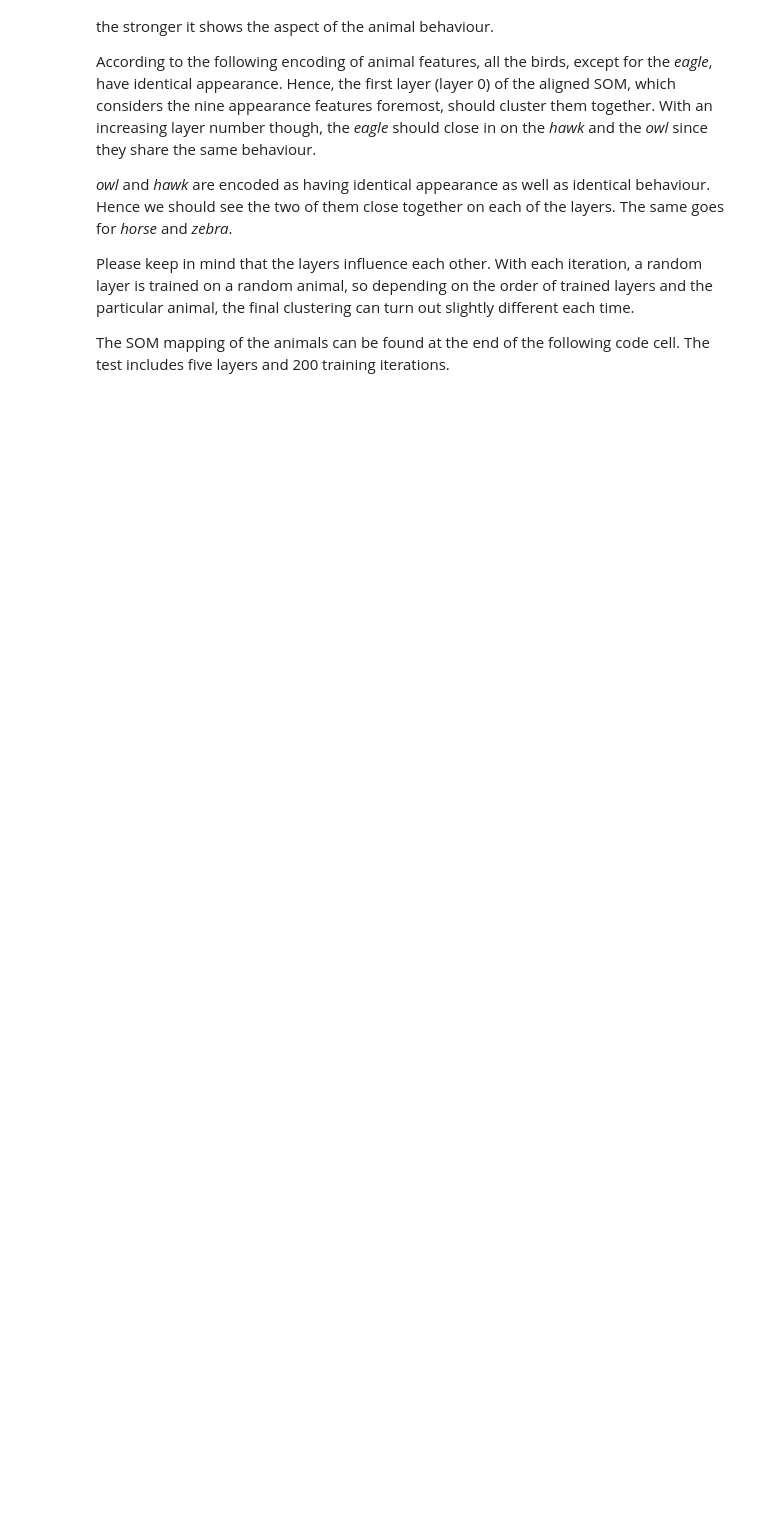
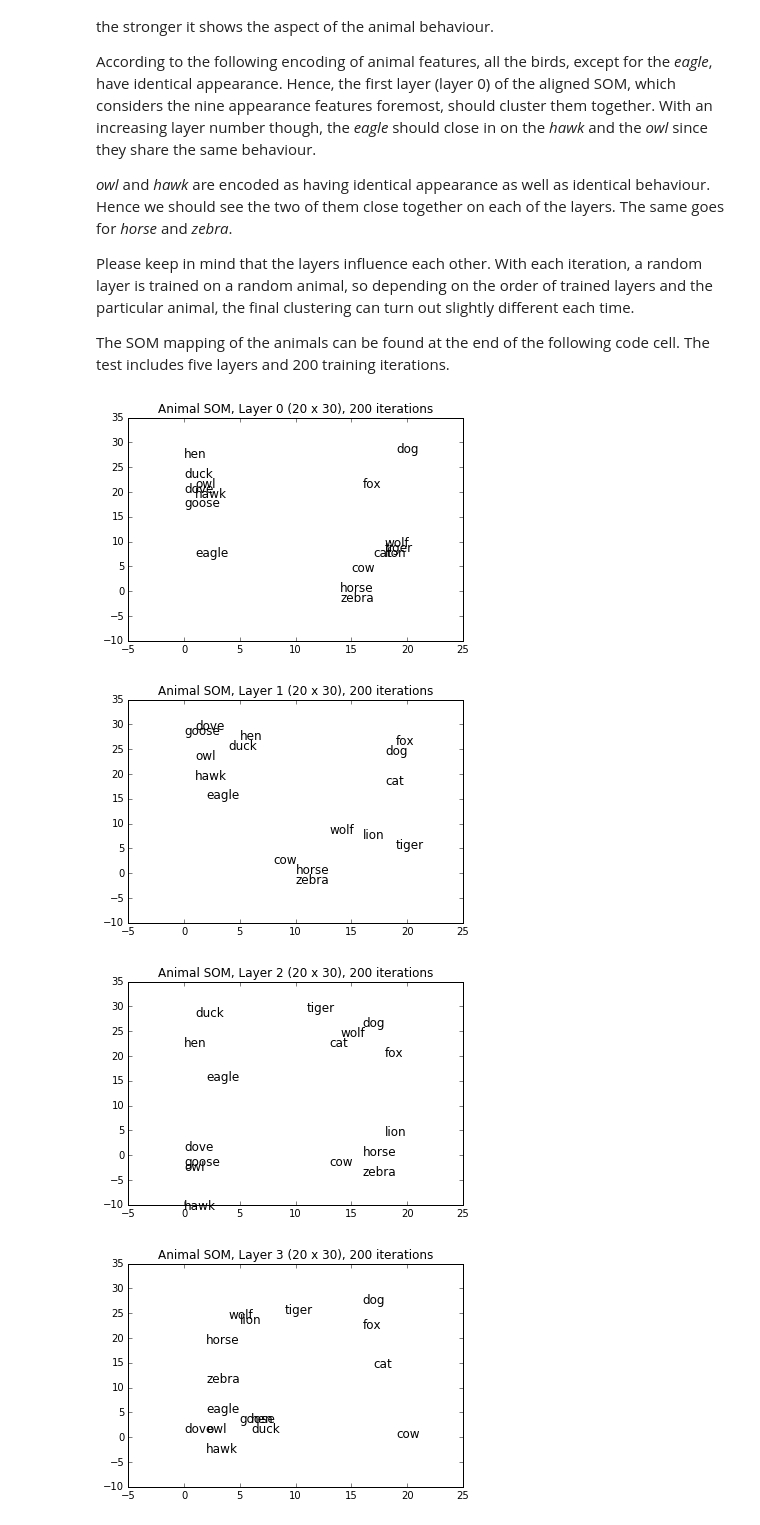
Before and after one commit to e0526847/aligned-som, a Jupyter notebook: Aligned SOM.ipynb, the cells around one changed output. Cells and saved outputs as stored; diff of their text form; code cells hidden in the pictures; blank space fills up the shorter version.

```diff
--- a/Aligned SOM.ipynb
+++ b/Aligned SOM.ipynb
@@ -256,6 +256,9 @@ as_p0, as_p1 = main_sess.run(as_init_p(as_l))
 # init weight vectors (identical for all layers)
 as_weights = main_sess.run(as_init_weights(as_m,as_n,as_dim))
 
+export = False # if True, files with the trained SOM weight vectors will be written in SOMToolbox format to <exportPath>
+exportPath = 'exports/' # path to the export files, ie. 'exports/'
+
 # init layers
 for i in range(as_l):
     as_layers.append(SOM(as_m, as_n, as_dim, i, as_iter))
@@ -268,31 +271,55 @@ for i in range(as_l):
     as_layers[i].init_graph()
 
 #------------------------ main training procedure
 for i in range(as_iter):
     as_next_layer = randint(0, as_l-1) # select a random layer
     as_next_item = randint(0,len(animals)-1) # select a random item
     # train current layer on current item
     as_layers[as_next_layer].as_train(animals[as_next_item],i)
     # align remaining layers
     as_align_layers(as_layers[as_next_layer], as_infl)
 
 # map animals to their closest neurons
 for i in range(as_l):
     as_mapped.append(as_layers[i].map_vects(animals))
 
+#------------------------ export data (trained weight vectors)
+if (export==True):
+    for l in range(0, as_l):
+        with open(str(exportPath)+"layer_"+str(l)+'_weights.wgt', "w") as f:
+            f.write("#SOM Weight Vector File\r")
+            f.write("#Aligned SOM - Layer " + str(l)+"\r")
+            f.write("$TYPE rect\r")
+            f.write("$XDIM " +str(as_m)+ "\r")
+            f.write("$YDIM " +str(as_n)+ "\r")
+            f.write("$VEC_DIM " +str(as_dim)+ "\r")
+            weight_array = as_layers[l]._sess.run(as_layers[l]._weightage_vects)
+            weight_array = weight_array.reshape(as_n, as_m, as_dim)
+            for n in range (as_n):
+                for m in range(as_m):
+                    for d in range(as_dim):
+                        f.write(str(weight_array[n,m,d])+' ')
+                    f.write("SOM_layer_"+str(l)+"_"+str(n)+"/"+str(m)+"\r")
+
 #------------------------ plots
 as_plots = [0,1,2,3,4] # layers to be plotted
 
 for i in as_plots:
     plt.axis([-5, as_m+5, -10, as_n+5])
     taken_cells = []
     plt.title('Animal SOM, Layer ' + str(i) + ' (' + str(as_layers[i]._m) + ' x ' + str(as_layers[i]._n) + '), ' + str(as_iter) + ' iterations')
     for i, m in enumerate(as_mapped[i]):
         for c in taken_cells:
             if (c==m).any():
                 m[1] = m[1]-2
-        taken_cells.append(m)
+        taken_cells.append(m
+                          )
         plt.text(m[0], m[1], animals_names[i], fontsize=12)
     plt.show()
 
 main_sess.close()
+# %% [output]
+[figure, added]
+[figure, added]
+[figure, added]
+[figure, added]
```
Also changed, not shown: parts of 4 cells of this notebook.
